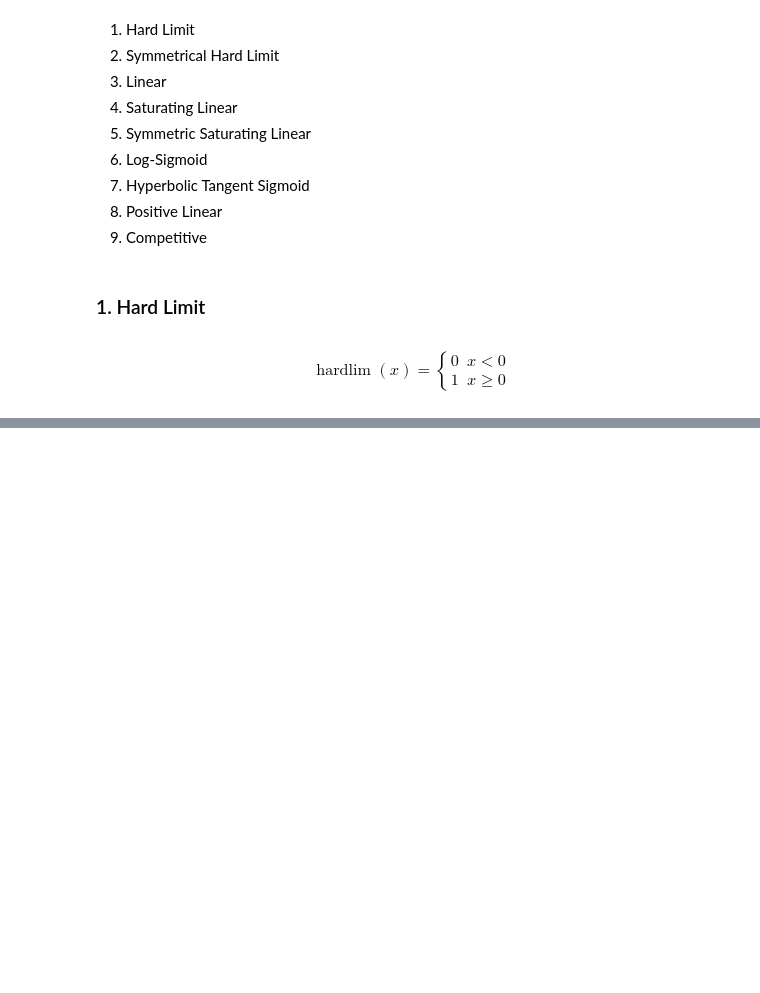
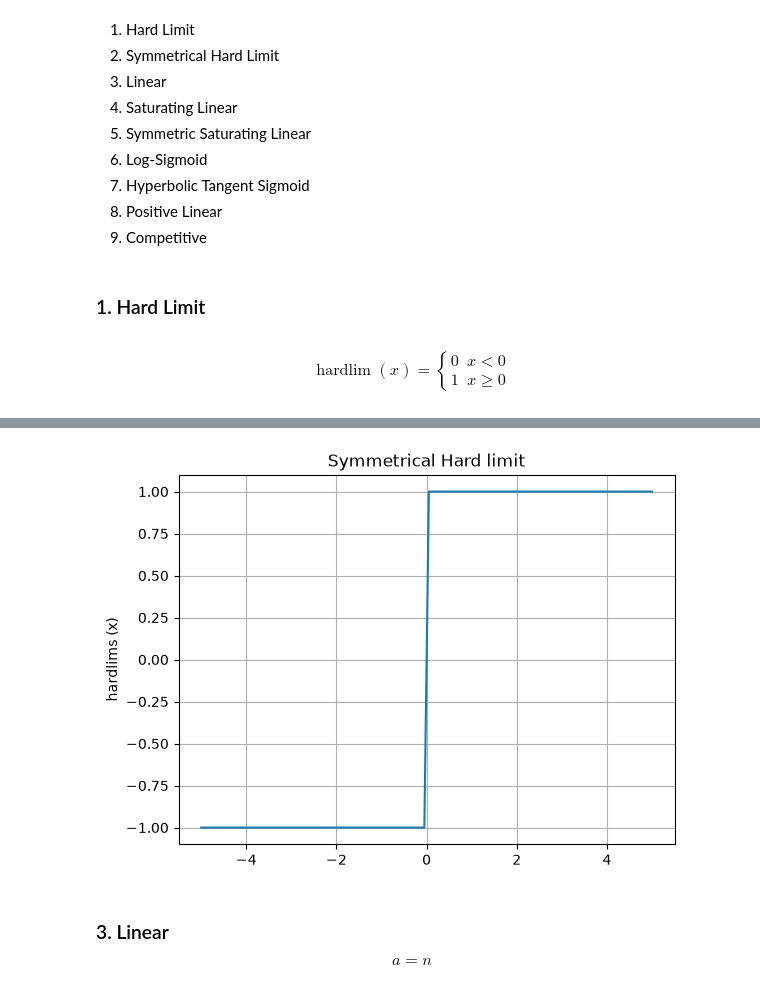
Before and after one commit to engineer-e/Neural-Network, a Jupyter notebook: Neural_Network_Design_2e/code/js/nn/02.ipynb, the cells around one changed output, grey strips where cells are left out. Cells and saved outputs as stored; diff of their text form; code cells hidden in the pictures; blank space fills up the shorter version.

```diff
--- a/Neural_Network_Design_2e/code/js/nn/02.ipynb
+++ b/Neural_Network_Design_2e/code/js/nn/02.ipynb
@@ -86,0 +98,25 @@ plt.show()
+# %%
+def hardlims(x):
+   return (x>=0)*1 + (x<0)*-1
+# %%
+import matplotlib.pyplot as plt
+import numpy as np
+
+x = np.linspace(-5,5,100)
+y = hardlims(x)
+
+#%timeit hardlims(x)
+
+plt.plot(x, y)
+plt.title("Symmetrical Hard limit")
+plt.ylabel("hardlims (x)")
+plt.grid(True)
+plt.show()
+# %% [output]
+[figure, added]
+# %% [markdown]
+### 3. Linear
+
+$$
+a = n
+$$
```
Also changed, not shown: parts of 22 cells of this notebook.
